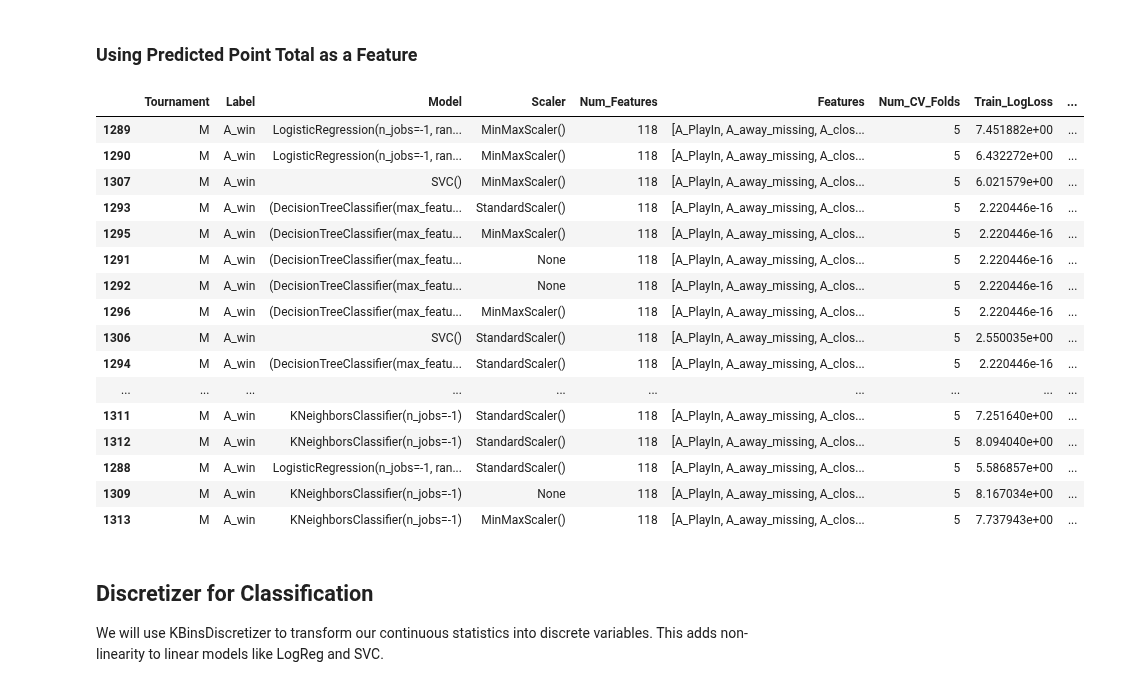
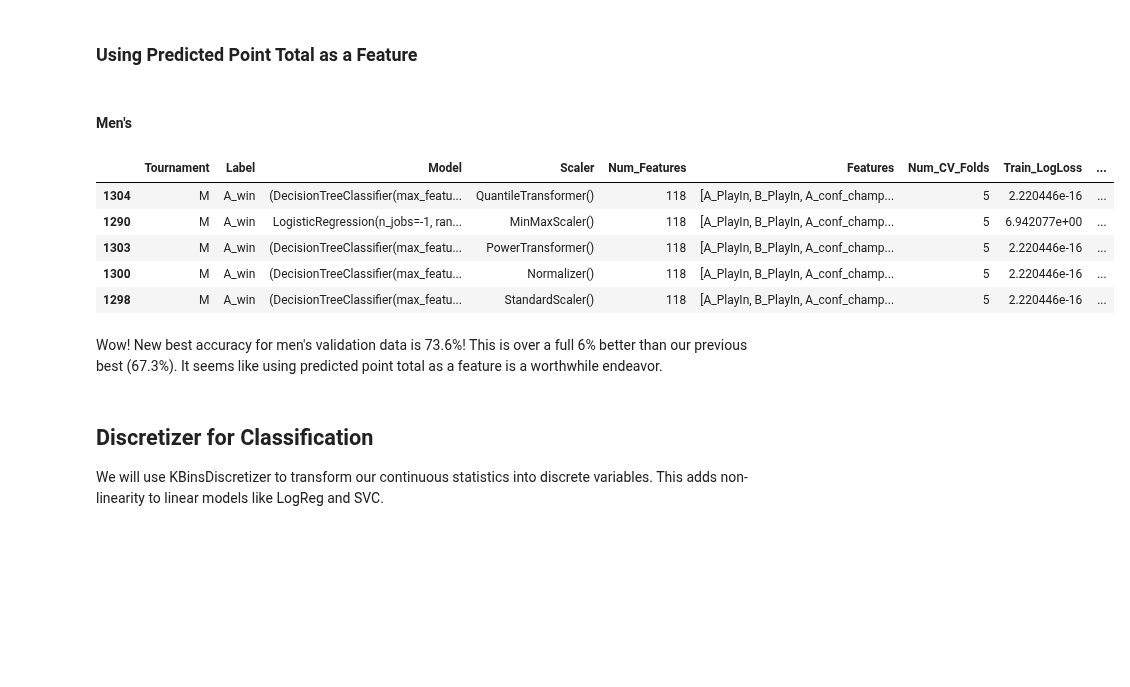
Before and after one commit to heefjones/march_madness, a Jupyter notebook: preds_detailed_point_total.ipynb, the cells around one changed output. Cells and saved outputs as stored; diff of their text form; code cells hidden in the pictures; blank space fills up the shorter version.

Commit message:
tested many models while using predicted point total as a feature

```diff
--- a/preds_detailed_point_total.ipynb
+++ b/preds_detailed_point_total.ipynb
@@ -1072,4 +1109,6 @@ def predict_pt_total_and_win(tournament, estimator_pt, data_pt, scaler_pt, estim
     collect()
 
     return
+# %% [markdown]
+#### Men's
 # %%
@@ -1084,24 +1124,15 @@ for scaler in scalers:
 # %%
-# inspect
-class_df.tail(30).sort_values(by='Val_Acc', ascending=False)
+# look at the models we just trained
+class_df.tail(36).sort_values(by='Val_Acc', ascending=False).head()
 # %% [output]
 |  | Tournament | Label | Model | Scaler | Num_Features | Features | Num_CV_Folds | Train_LogLoss | ... |
-| 1289 | M | A_win | LogisticRegression(n_jobs=-1, ran... | MinMaxScaler() | 118 | [A_PlayIn, A_away_missing, A_clos... | 5 | 7.451882e+00 | ... |
-| 1290 | M | A_win | LogisticRegression(n_jobs=-1, ran... | MinMaxScaler() | 118 | [A_PlayIn, A_away_missing, A_clos... | 5 | 6.432272e+00 | ... |
-| 1307 | M | A_win | SVC() | MinMaxScaler() | 118 | [A_PlayIn, A_away_missing, A_clos... | 5 | 6.021579e+00 | ... |
-| 1293 | M | A_win | (DecisionTreeClassifier(max_featu... | StandardScaler() | 118 | [A_PlayIn, A_away_missing, A_clos... | 5 | 2.220446e-16 | ... |
-| 1295 | M | A_win | (DecisionTreeClassifier(max_featu... | MinMaxScaler() | 118 | [A_PlayIn, A_away_missing, A_clos... | 5 | 2.220446e-16 | ... |
-| 1291 | M | A_win | (DecisionTreeClassifier(max_featu... | None | 118 | [A_PlayIn, A_away_missing, A_clos... | 5 | 2.220446e-16 | ... |
-| 1292 | M | A_win | (DecisionTreeClassifier(max_featu... | None | 118 | [A_PlayIn, A_away_missing, A_clos... | 5 | 2.220446e-16 | ... |
-| 1296 | M | A_win | (DecisionTreeClassifier(max_featu... | MinMaxScaler() | 118 | [A_PlayIn, A_away_missing, A_clos... | 5 | 2.220446e-16 | ... |
-| 1306 | M | A_win | SVC() | StandardScaler() | 118 | [A_PlayIn, A_away_missing, A_clos... | 5 | 2.550035e+00 | ... |
-| 1294 | M | A_win | (DecisionTreeClassifier(max_featu... | StandardScaler() | 118 | [A_PlayIn, A_away_missing, A_clos... | 5 | 2.220446e-16 | ... |
-| ... | ... | ... | ... | ... | ... | ... | ... | ... | ... |
-| 1311 | M | A_win | KNeighborsClassifier(n_jobs=-1) | StandardScaler() | 118 | [A_PlayIn, A_away_missing, A_clos... | 5 | 7.251640e+00 | ... |
-| 1312 | M | A_win | KNeighborsClassifier(n_jobs=-1) | StandardScaler() | 118 | [A_PlayIn, A_away_missing, A_clos... | 5 | 8.094040e+00 | ... |
-| 1288 | M | A_win | LogisticRegression(n_jobs=-1, ran... | StandardScaler() | 118 | [A_PlayIn, A_away_missing, A_clos... | 5 | 5.586857e+00 | ... |
-| 1309 | M | A_win | KNeighborsClassifier(n_jobs=-1) | None | 118 | [A_PlayIn, A_away_missing, A_clos... | 5 | 8.167034e+00 | ... |
-| 1313 | M | A_win | KNeighborsClassifier(n_jobs=-1) | MinMaxScaler() | 118 | [A_PlayIn, A_away_missing, A_clos... | 5 | 7.737943e+00 | ... |
+| 1304 | M | A_win | (DecisionTreeClassifier(max_featu... | QuantileTransformer() | 118 | [A_PlayIn, B_PlayIn, A_conf_champ... | 5 | 2.220446e-16 | ... |
+| 1290 | M | A_win | LogisticRegression(n_jobs=-1, ran... | MinMaxScaler() | 118 | [A_PlayIn, B_PlayIn, A_conf_champ... | 5 | 6.942077e+00 | ... |
+| 1303 | M | A_win | (DecisionTreeClassifier(max_featu... | PowerTransformer() | 118 | [A_PlayIn, B_PlayIn, A_conf_champ... | 5 | 2.220446e-16 | ... |
+| 1300 | M | A_win | (DecisionTreeClassifier(max_featu... | Normalizer() | 118 | [A_PlayIn, B_PlayIn, A_conf_champ... | 5 | 2.220446e-16 | ... |
+| 1298 | M | A_win | (DecisionTreeClassifier(max_featu... | StandardScaler() | 118 | [A_PlayIn, B_PlayIn, A_conf_champ... | 5 | 2.220446e-16 | ... |
+# %% [markdown]
+Wow! New best accuracy for men's validation data is 73.6%! This is over a full 6% better than our previous best (67.3%). It seems like using predicted point total as a feature is a worthwhile endeavor.
 # %% [markdown]
 ## Discretizer for Classification
 We will use KBinsDiscretizer to transform our continuous statistics into discrete variables. This adds non-linearity to linear models like LogReg and SVC.
```
Also changed, not shown: parts of 18 cells of this notebook, 1 other file.
